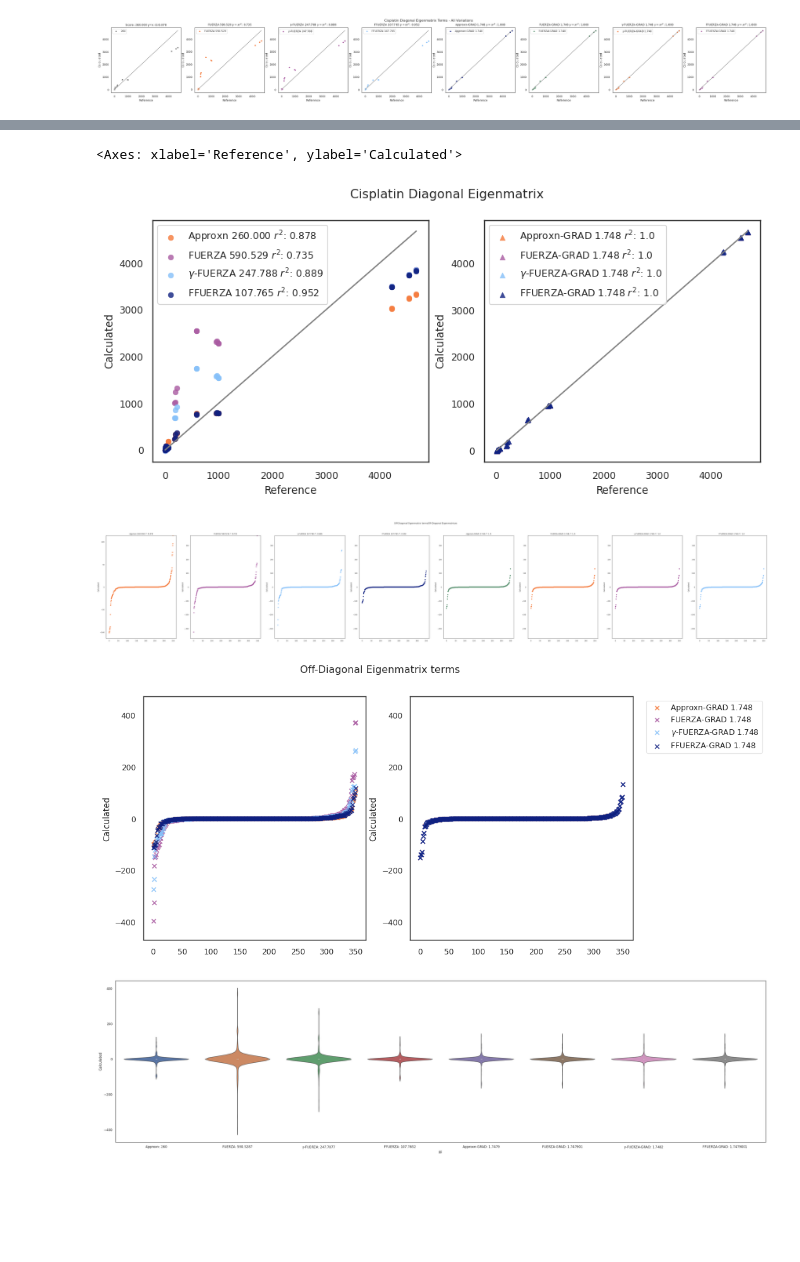
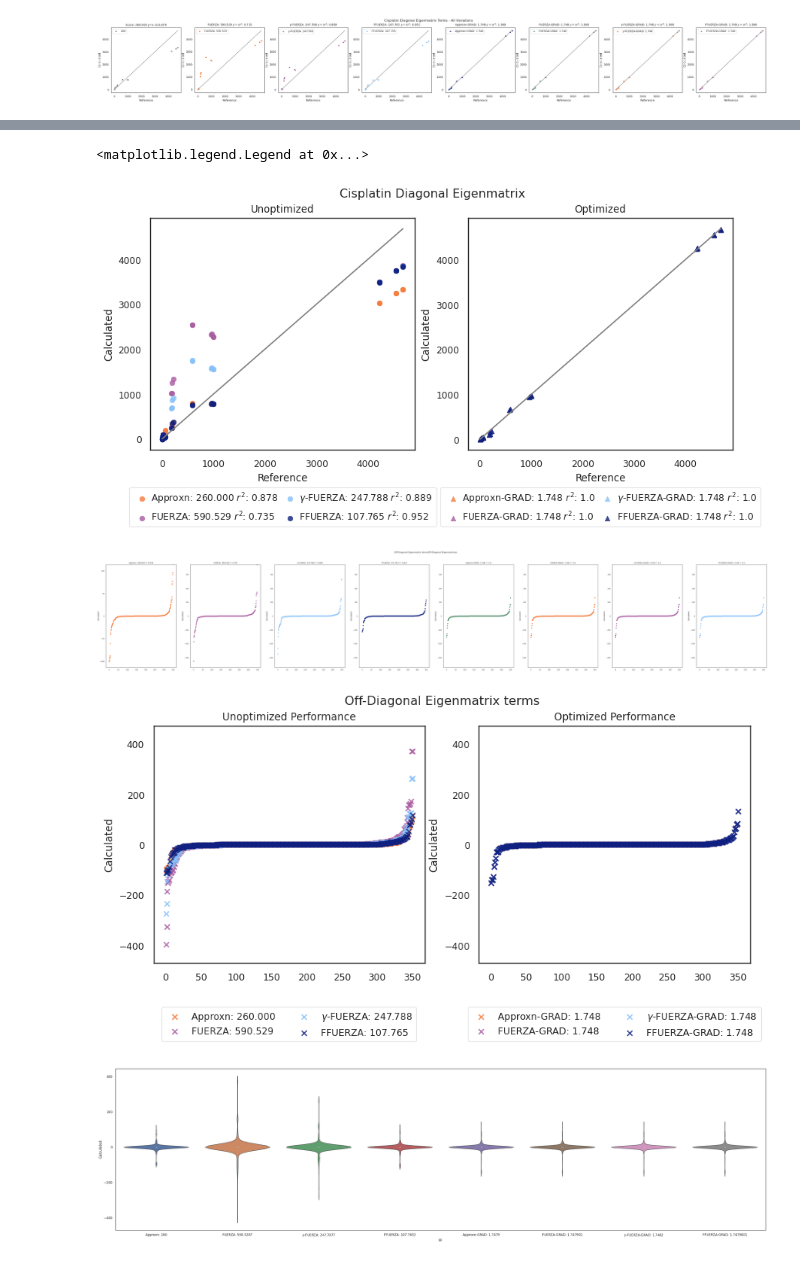
Before and after one commit to Q2MM/q2mm, a Jupyter notebook: projects/fuerza_SI/cisplatin/cisplatin_figures.ipynb, the cells around one changed output, grey strips where cells are left out. Drawn from its saved outputs; the diff is of its cells as text; code cells hidden in the pictures; blank space fills up the shorter version.

```diff
--- a/projects/fuerza_SI/cisplatin/cisplatin_figures.ipynb
+++ b/projects/fuerza_SI/cisplatin/cisplatin_figures.ipynb
@@ -136,43 +153,45 @@ ax = ax.legend(bbox_to_anchor=(1.5, 1), fancybox=True, framealpha=0.5)
 # %%
 fig, ax = plt.subplots(1, 2, figsize=(10,4))
 fig.suptitle('Cisplatin Diagonal Eigenmatrix')
 palette = itertools.cycle(seaborn.color_palette(palette=zesty))
 palette_opt = itertools.cycle(seaborn.color_palette(palette=zesty))
 
 r2_scores = []
 r2_score_labels = []
 
 for eigenmatrix, score in zip(eigenmatrix_scores, score_sums):
     diag = eigenmatrix.loc[eigenmatrix['Reference'] != 0.0000]
     diag = diag.loc[diag['Weight'] != 0.0000]
     #slope, intercept, r2, pv, se = stats.linregress(diag_start['Reference'], diag_start['Calculated'])
     r2_ = r2_score(diag['Reference'], diag['Calculated'])
     r2_scores.append(r2_)
     if any(opt_flag in score for opt_flag in ['Opt', 'OPT', 'GRAD', 'HO']):
         marker="^"
         color = next(palette_opt)
         axis=1
     else:
         marker = "o"
         color = next(palette)
         axis=0
     seaborn.scatterplot(data=diag, y='Calculated', x='Reference', color=color, edgecolor=color, label=score + r' $r^{2}$: '+str(np.round(r2_, decimals=3)), ax=ax[axis], marker=marker, alpha = 0.8)
     r2_score_labels.append(score + r' $r^{2}$: '+str(np.round(r2_, decimals=3)))
-ax[0].legend_.remove()
-ax[1].legend(bbox_to_anchor=(1.5, 1), fancybox=True, framealpha=0.5)
 
 seaborn.lineplot(data=diag, x='Reference', y='Reference', color='gray', ax=ax[0])
 seaborn.lineplot(data=diag, x='Reference', y='Reference', color='gray', ax=ax[1])
+ax[0].set_title('Unoptimized')
+ax[1].set_title('Optimized')
+ax[0].legend(bbox_to_anchor=(0.5, -0.35), loc='lower center', fancybox=True, framealpha=0.5, ncol=2, columnspacing=0.3, handletextpad=0.)
+ax[1].legend(bbox_to_anchor=(0.5, -0.35), loc='lower center', fancybox=True, framealpha=0.5, ncol=2, columnspacing=0.3, handletextpad=0.)
 # %% [output]
-<Axes: xlabel='Reference', ylabel='Calculated'>
+<matplotlib.legend.Legend at 0x...>
-[figure, old version]
+[figure, new version]
 # %%
 plot_off_diag_scatter(eigenmatrix_scores, r2_score_labels, 'Off-Diagonal Eigenmatrices')
 # %% [output]
 [figure]
 # %%
 def off_diag_scatter(score_matrices:list, total_scores:list, title:str=''):
-    fig, ax = plt.subplots(1, 2, figsize=(10, 5))
+    fig, ax = plt.subplots(1, 2, figsize=(10, 4))
     fig.suptitle('Off-Diagonal Eigenmatrix terms'+title)
     palette = itertools.cycle(zesty_palette)
     palette_opt = itertools.cycle(zesty_palette)
@@ -196,11 +215,13 @@ def off_diag_scatter(score_matrices:list, total_scores:list, title:str=''):
     max_y = max_y + 100
     ax[0].set_ylim(top=max_y, bottom=-max_y)
     ax[1].set_ylim(top=max_y, bottom=-max_y)
-
-    ax[1].legend(bbox_to_anchor=(1.6, 1), fancybox=True, framealpha=0.5)
+    ax[0].set_title('Unoptimized Performance')
+    ax[1].set_title('Optimized Performance')
+    ax[0].legend(bbox_to_anchor=(0.5, -0.25), loc='lower center', fancybox=True, framealpha=0.5, ncol=2)
+    ax[1].legend(bbox_to_anchor=(0.5, -0.25), loc='lower center', fancybox=True, framealpha=0.5, ncol=2)
 
     plt.show()
 
 off_diag_scatter(eigenmatrix_scores, score_sums)
 # %% [output]
-[figure, old version]
+[figure, new version]
```
Also changed, not shown: parts of 4 cells of this notebook, 29 other files.
